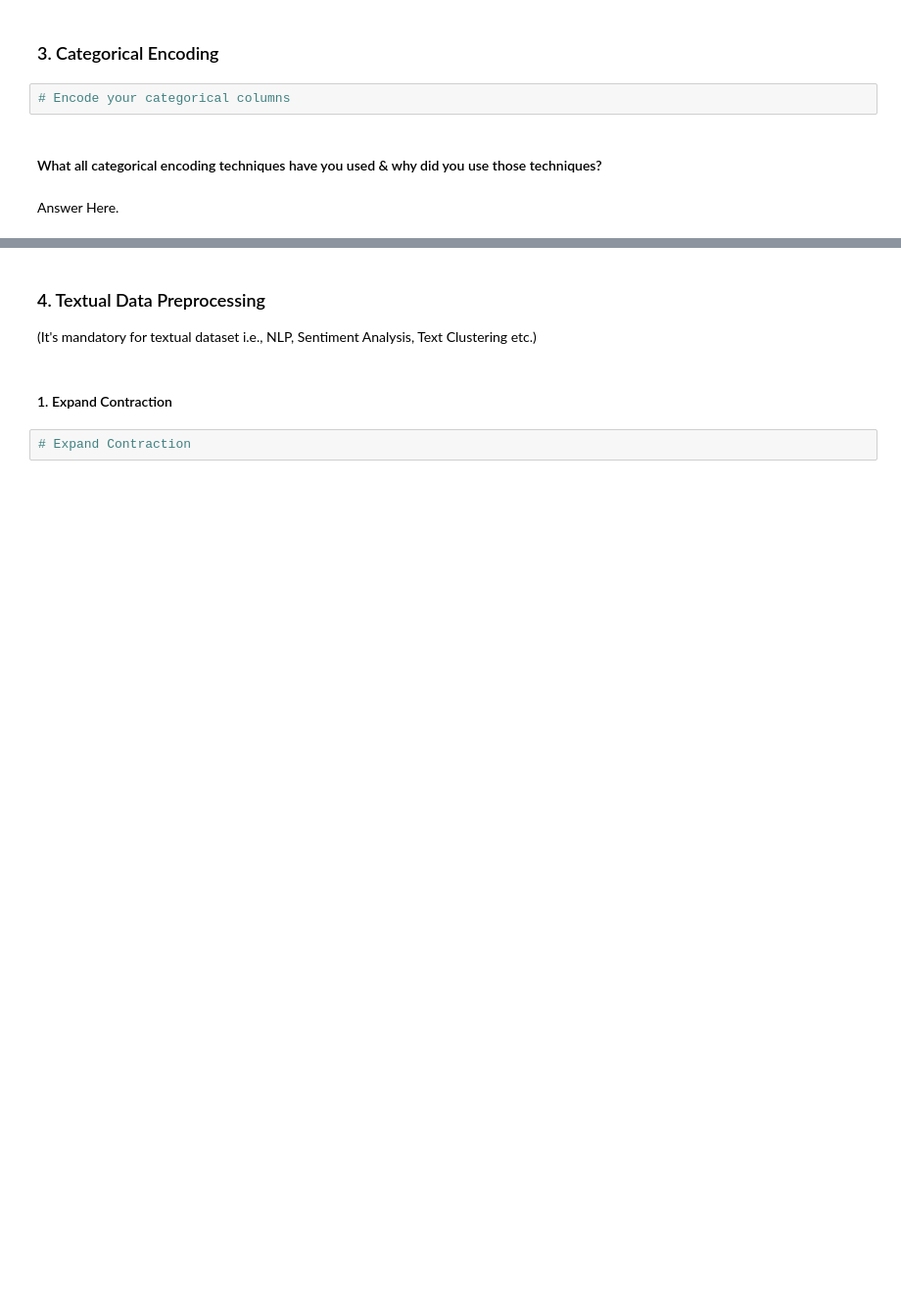
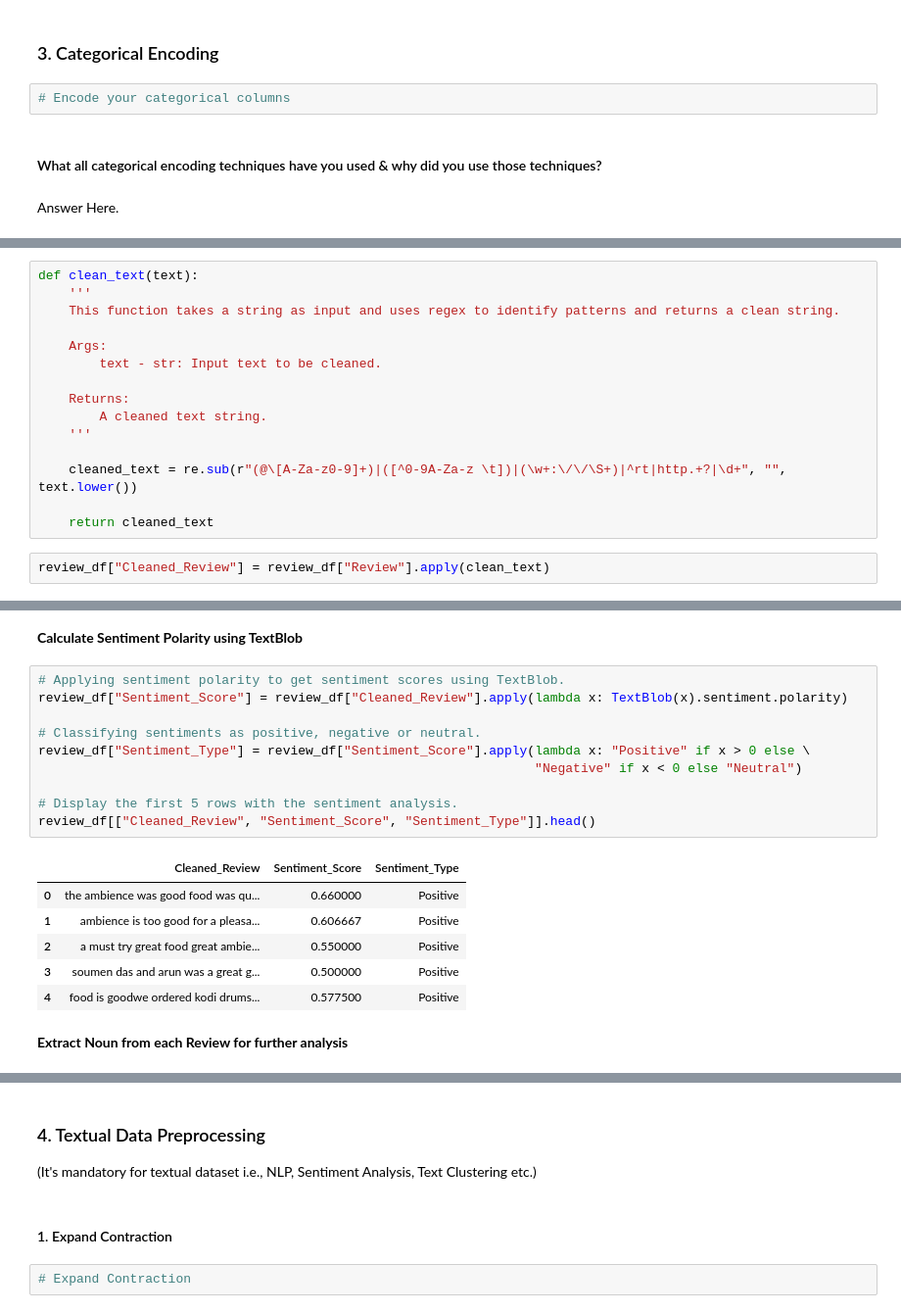
Before and after one commit to AimanSahay/ML-Project---Zomato-Restaurant-Clustering-and-Sentiment-Analysis, a Jupyter notebook: ML Project - Zomato Restaurant Clustering and Customer Sentiment Analysis.ipynb, the cells around one changed output, grey strips where cells are left out. Shown at 98% size. Cells and saved outputs as stored; diff of their text form; blank space fills up the shorter version.

Commit message:
Test Preprocessing and Sentiment Analysis

```diff
--- a/ML Project - Zomato Restaurant Clustering and Customer Sentiment Analysis.ipynb
+++ b/ML Project - Zomato Restaurant Clustering and Customer Sentiment Analysis.ipynb
@@ -1662,0 +1680,17 @@ Answer Here.
+# %%
+def clean_text(text):
+    '''
+    This function takes a string as input and uses regex to identify patterns and returns a clean string.
+
+    Args:
+        text - str: Input text to be cleaned.
+
+    Returns:
+        A cleaned text string.
+    '''
+
+    cleaned_text = re.sub(r"(@\[A-Za-z0-9]+)|([^0-9A-Za-z \t])|(\w+:\/\/\S+)|^rt|http.+?|\d+", "", text.lower())
+
+    return cleaned_text
+# %%
+review_df["Cleaned_Review"] = review_df["Review"].apply(clean_text)
@@ -1662,0 +1706,21 @@ Answer Here.
+# %% [markdown]
+**Calculate Sentiment Polarity using TextBlob**
+# %%
+# Applying sentiment polarity to get sentiment scores using TextBlob.
+review_df["Sentiment_Score"] = review_df["Cleaned_Review"].apply(lambda x: TextBlob(x).sentiment.polarity)
+
+# Classifying sentiments as positive, negative or neutral.
+review_df["Sentiment_Type"] = review_df["Sentiment_Score"].apply(lambda x: "Positive" if x > 0 else \
+                                                                 "Negative" if x < 0 else "Neutral")
+
+# Display the first 5 rows with the sentiment analysis.
+review_df[["Cleaned_Review", "Sentiment_Score", "Sentiment_Type"]].head()
+# %% [output]
+|  | Cleaned_Review | Sentiment_Score | Sentiment_Type |
+| 0 | the ambience was good food was qu... | 0.660000 | Positive |
+| 1 | ambience is too good for a pleasa... | 0.606667 | Positive |
+| 2 | a must try great food great ambie... | 0.550000 | Positive |
+| 3 | soumen das and arun was a great g... | 0.500000 | Positive |
+| 4 | food is goodwe ordered kodi drums... | 0.577500 | Positive |
+# %% [markdown]
+**Extract Noun from each Review for further analysis**
```
Also changed, not shown: parts of 20 cells of this notebook.
